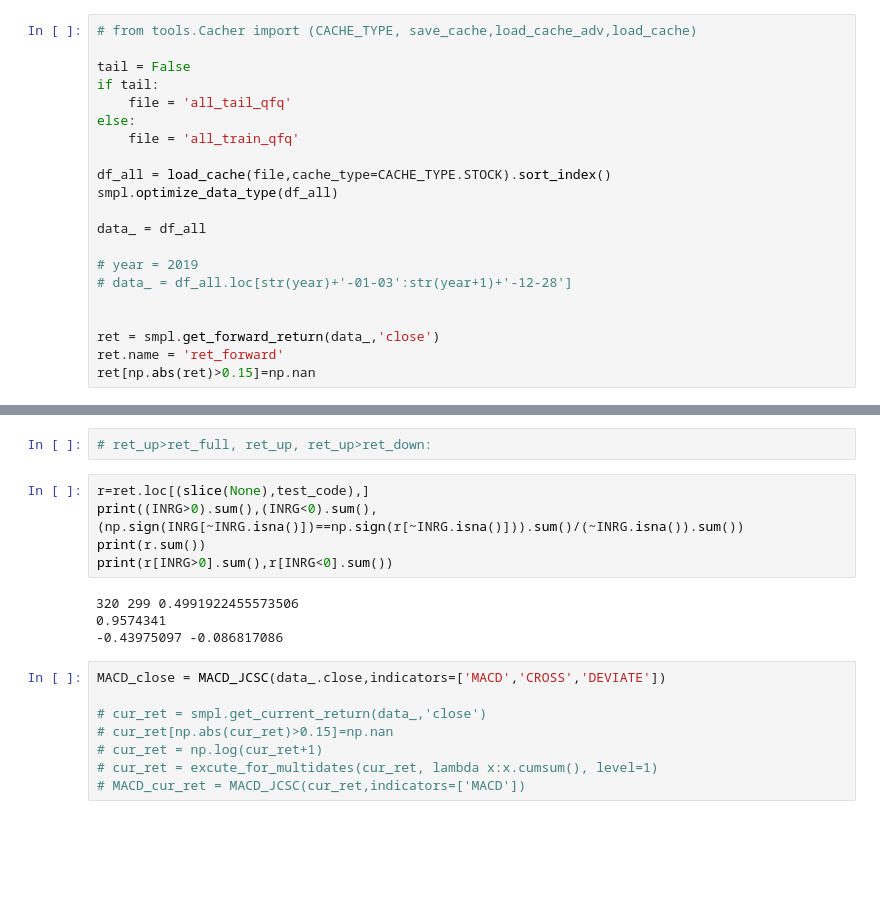
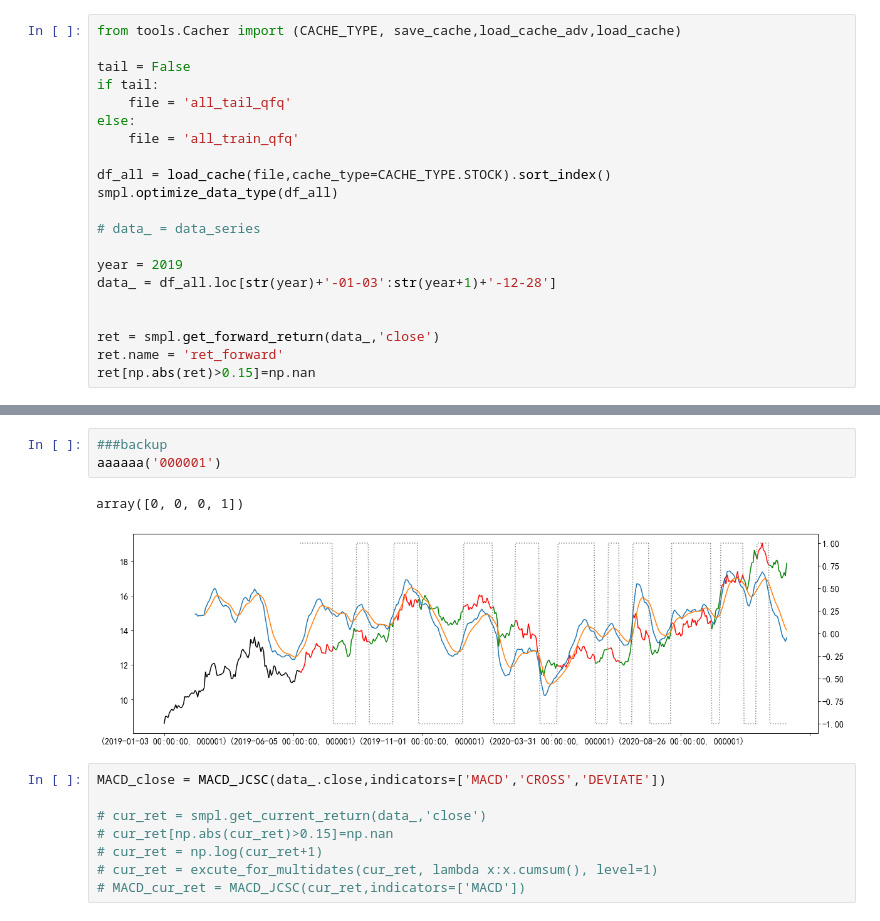
Before and after one commit to kaikai03/IndicatorLab, a Jupyter notebook: ind/Ind_MACD_TRE.ipynb, the cells around one changed output, grey strips where cells are left out. Saved outputs shown, nothing was run; the diff lists cells and outputs as text; blank space fills up the shorter version.

```diff
--- a/ind/Ind_MACD_TRE.ipynb
+++ b/ind/Ind_MACD_TRE.ipynb
@@ -92,7 +158,7 @@ def MACD_plot(MACD_df,low_frequence=True):
         ax.bar(index_,macd.values)
         plt.xticks(rotation = 0)
 # %%
-# from tools.Cacher import (CACHE_TYPE, save_cache,load_cache_adv,load_cache)
+from tools.Cacher import (CACHE_TYPE, save_cache,load_cache_adv,load_cache)
 
 tail = False
 if tail:
@@ -103,10 +169,10 @@ else:
 df_all = load_cache(file,cache_type=CACHE_TYPE.STOCK).sort_index()
 smpl.optimize_data_type(df_all)
 
-data_ = df_all
+# data_ = data_series
 
-# year = 2019
-# data_ = df_all.loc[str(year)+'-01-03':str(year+1)+'-12-28']
+year = 2019
+data_ = df_all.loc[str(year)+'-01-03':str(year+1)+'-12-28']
 
 
 ret = smpl.get_forward_return(data_,'close')
@@ -269,14 +383,9 @@ array([0.39656312, 0.56972902, 0.52445473, 1.        ])
-# %%
-# ret_up>ret_full, ret_up, ret_up>ret_down:
-# %%
-r=ret.loc[(slice(None),test_code),]
-print((INRG>0).sum(),(INRG<0).sum(), (np.sign(INRG[~INRG.isna()])==np.sign(r[~INRG.isna()])).sum()/(~INRG.isna()).sum())
-print(r.sum())
-print(r[INRG>0].sum(),r[INRG<0].sum())
-# %% [output]
-320 299 0.4991922455573506
-0.9574341
--0.43975097 -0.086817086
+# %%
+###backup
+aaaaaa('000001')
+# %% [output]
+array([0, 0, 0, 1])
+[figure, added]
 # %%
 MACD_close = MACD_JCSC(data_.close,indicators=['MACD','CROSS','DEVIATE'])
 
```
Also changed, not shown: parts of 4 cells of this notebook, 3 other files.
